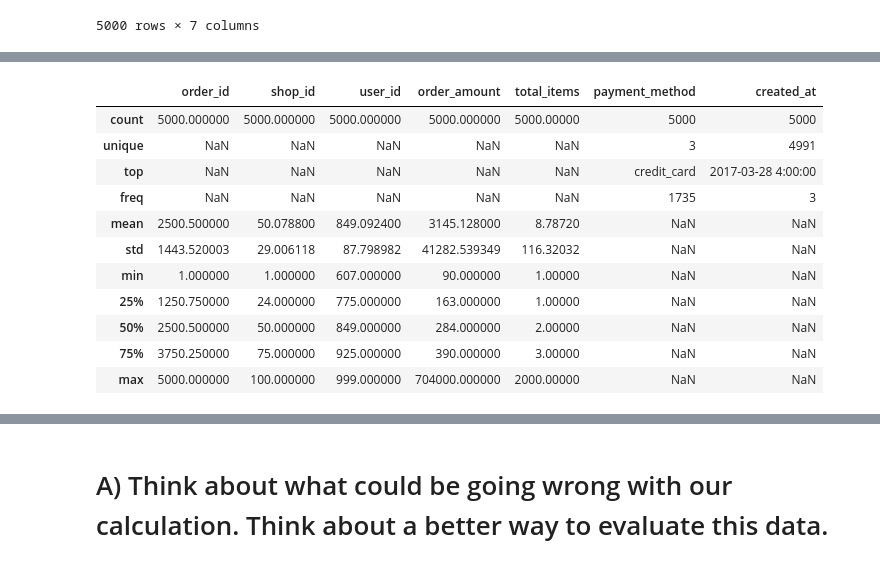
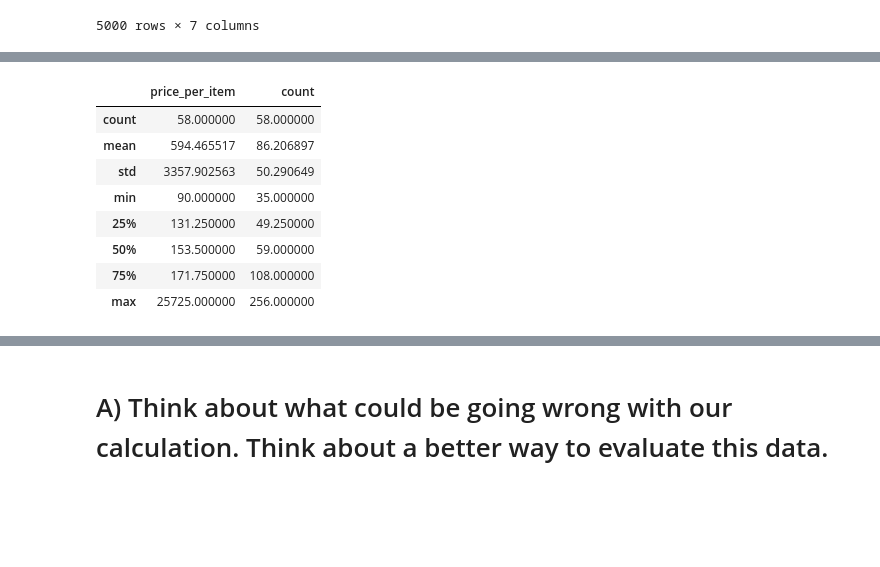
Before and after one commit to sdman135/DS_Intern_Challenge-S_22, a Jupyter notebook: DS_Intern_Challenge-S_22.ipynb, the cells around one changed output, grey strips where cells are left out. Cells and saved outputs as stored; diff of their text form; code cells hidden in the pictures; blank space fills up the shorter version.

```diff
--- a/DS_Intern_Challenge-S_22.ipynb
+++ b/DS_Intern_Challenge-S_22.ipynb
@@ -61,0 +201,7 @@ memory usage: 273.6+ KB
+# %%
+# Create a price per item for every transaction
+
+df['price_per_item'] = df['order_amount']/df['total_items']
+display(df[['price_per_item']].describe(include='all'))
+price_per_item = pd.DataFrame(df[['price_per_item']].value_counts(), columns = ['count']).sort_values(by='price_per_item').reset_index()
+display(price_per_item)
@@ -62,15 +235,12 @@ memory usage: 273.6+ KB
 # %%
-df.describe(include='all')
+price_per_item.describe(include='all')
 # %% [output]
-|  | order_id | shop_id | user_id | order_amount | total_items | payment_method | created_at |
-| count | 5000.000000 | 5000.000000 | 5000.000000 | 5000.000000 | 5000.00000 | 5000 | 5000 |
-| unique | NaN | NaN | NaN | NaN | NaN | 3 | 4991 |
-| top | NaN | NaN | NaN | NaN | NaN | credit_card | 2017-03-28 4:00:00 |
-| freq | NaN | NaN | NaN | NaN | NaN | 1735 | 3 |
-| mean | 2500.500000 | 50.078800 | 849.092400 | 3145.128000 | 8.78720 | NaN | NaN |
-| std | 1443.520003 | 29.006118 | 87.798982 | 41282.539349 | 116.32032 | NaN | NaN |
-| min | 1.000000 | 1.000000 | 607.000000 | 90.000000 | 1.00000 | NaN | NaN |
-| 25% | 1250.750000 | 24.000000 | 775.000000 | 163.000000 | 1.00000 | NaN | NaN |
-| 50% | 2500.500000 | 50.000000 | 849.000000 | 284.000000 | 2.00000 | NaN | NaN |
-| 75% | 3750.250000 | 75.000000 | 925.000000 | 390.000000 | 3.00000 | NaN | NaN |
-| max | 5000.000000 | 100.000000 | 999.000000 | 704000.000000 | 2000.00000 | NaN | NaN |
+|  | price_per_item | count |
+| count | 58.000000 | 58.000000 |
+| mean | 594.465517 | 86.206897 |
+| std | 3357.902563 | 50.290649 |
+| min | 90.000000 | 35.000000 |
+| 25% | 131.250000 | 49.250000 |
+| 50% | 153.500000 | 59.000000 |
+| 75% | 171.750000 | 108.000000 |
+| max | 25725.000000 | 256.000000 |
```
Also changed, not shown: parts of 50 cells of this notebook, 4 other files.
